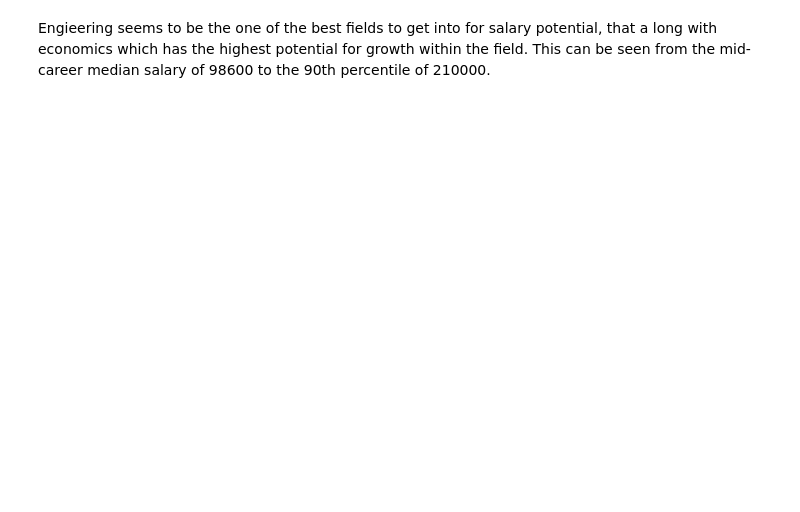
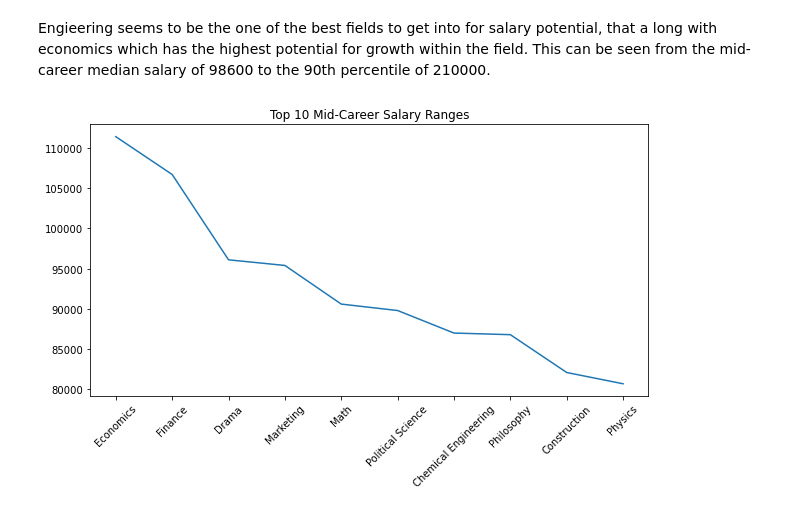
Before and after one commit to Ttovey/DATA-3000, a Jupyter notebook: data-3000-202102-assignment-2-Ttovey-main/data3000-202102-assignment2.ipynb, the cells around one changed output. Cells and saved outputs as stored; diff of their text form; code cells hidden in the pictures; blank space fills up the shorter version.

```diff
--- a/data-3000-202102-assignment-2-Ttovey-main/data3000-202102-assignment2.ipynb
+++ b/data-3000-202102-assignment-2-Ttovey-main/data3000-202102-assignment2.ipynb
@@ -316,3 +313,15 @@ salaries.sort_values(['Mid-Career 90th Percentile Salary'], ascending=False).hea
 | 42 | Philosophy | 39900 | 81200 | 103.5 | ... |
 # %% [markdown]
 Engieering seems to be the one of the best fields to get into for salary potential, that a long with economics which has the highest potential for growth within the field. This can be seen from the mid-career median salary of 98600 to the 90th percentile of 210000.
+# %%
+dif = salaries['Mid-Career 90th Percentile Salary'] - salaries['Mid-Career Median Salary']
+# %%
+salaries['90th - Median (Mid-Career)'] = dif
+temp = salaries.sort_values(['90th - Median (Mid-Career)'], ascending=False).head(10)
+plt.figure(figsize=(10, 5))
+plt.xticks(rotation=45)
+plt.plot(temp['Undergraduate Major'], temp['90th - Median (Mid-Career)'])
+plt.title('Top 10 Mid-Career Salary Ranges')
+plt.show()
+# %% [output]
+[figure, added]
```
Also changed, not shown: parts of 3 cells of this notebook.
